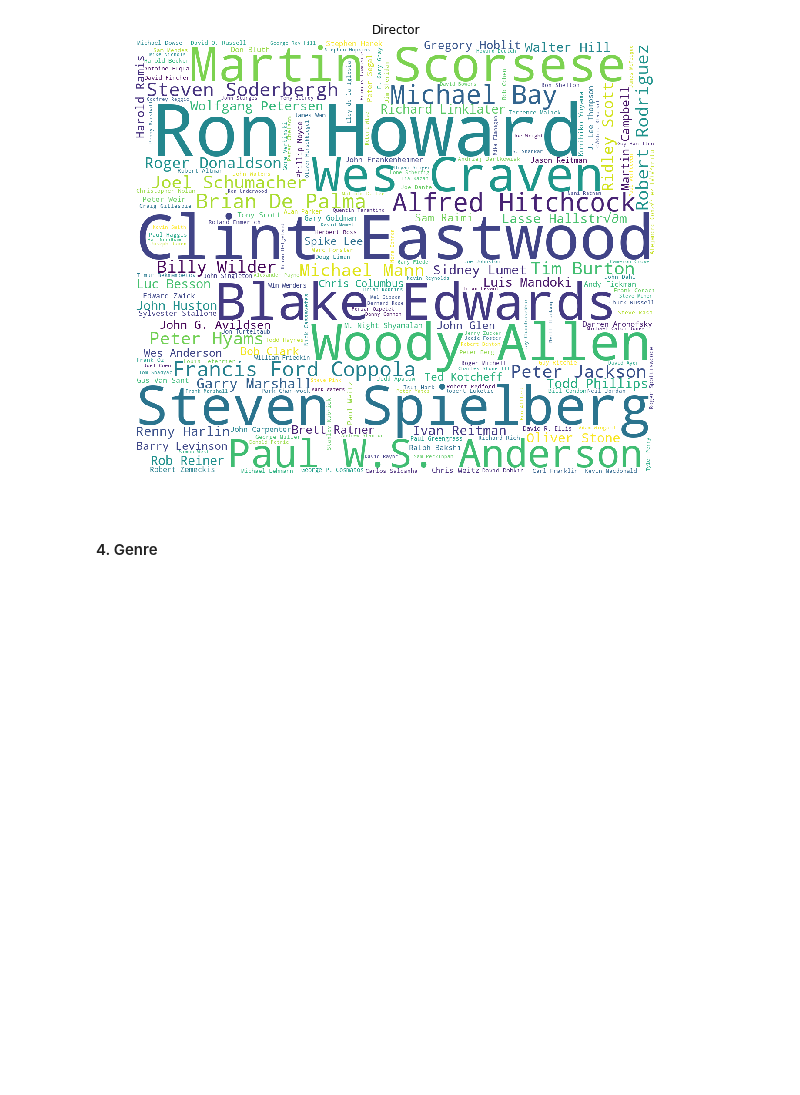
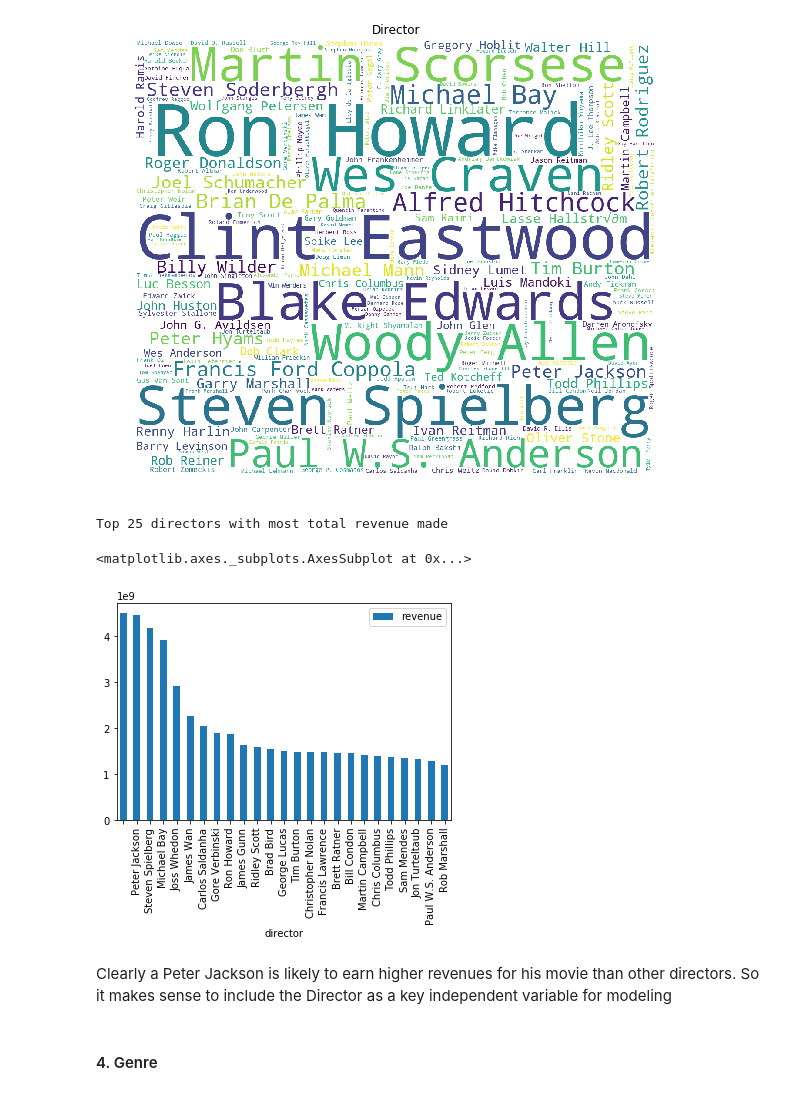
Before and after one commit to vnagapudi/W207-TMDB-Kaggle-Project, a Jupyter notebook: project_final_draft.ipynb, the cells around one changed output. Drawn from its saved outputs; the diff is of its cells as text; code cells hidden in the pictures; blank space fills up the shorter version.

Commit message:
added some work around directors

```diff
--- a/project_final_draft.ipynb
+++ b/project_final_draft.ipynb
@@ -238,6 +238,20 @@ plt.axis("off")
 plt.show()
 # %% [output]
 [figure]
+# %%
+director_table = train[['director', 'revenue']]
+director_df = director_table.groupby("director").revenue.sum().reset_index().sort_values("revenue", ascending = False)
+
+director_df.set_index('director', inplace=True)
+
+print ("Top 25 directors with most total revenue made")
+director_df.head(25).plot.bar()
+# %% [output]
+Top 25 directors with most total revenue made
+<matplotlib.axes._subplots.AxesSubplot at 0x...>
+[figure, added]
+# %% [markdown]
+Clearly a Peter Jackson is likely to earn higher revenues for his movie than other directors. So it makes sense to include the Director as a key independent variable for modeling
 # %% [markdown]
 #### 4. Genre
 # %%
```
Also changed, not shown: parts of 1 cell of this notebook.
